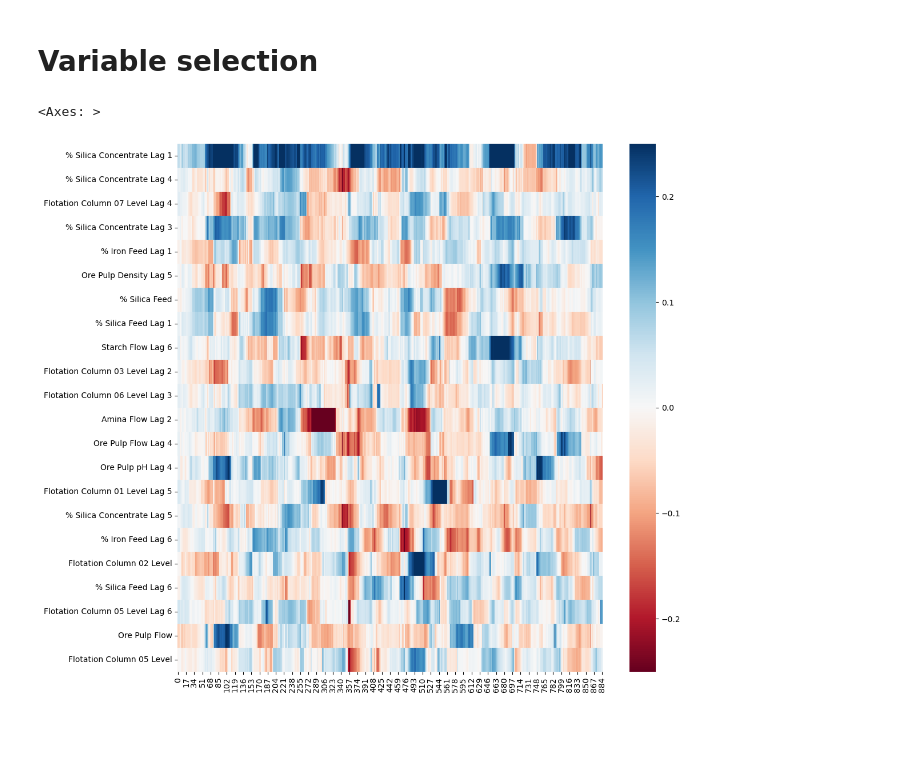
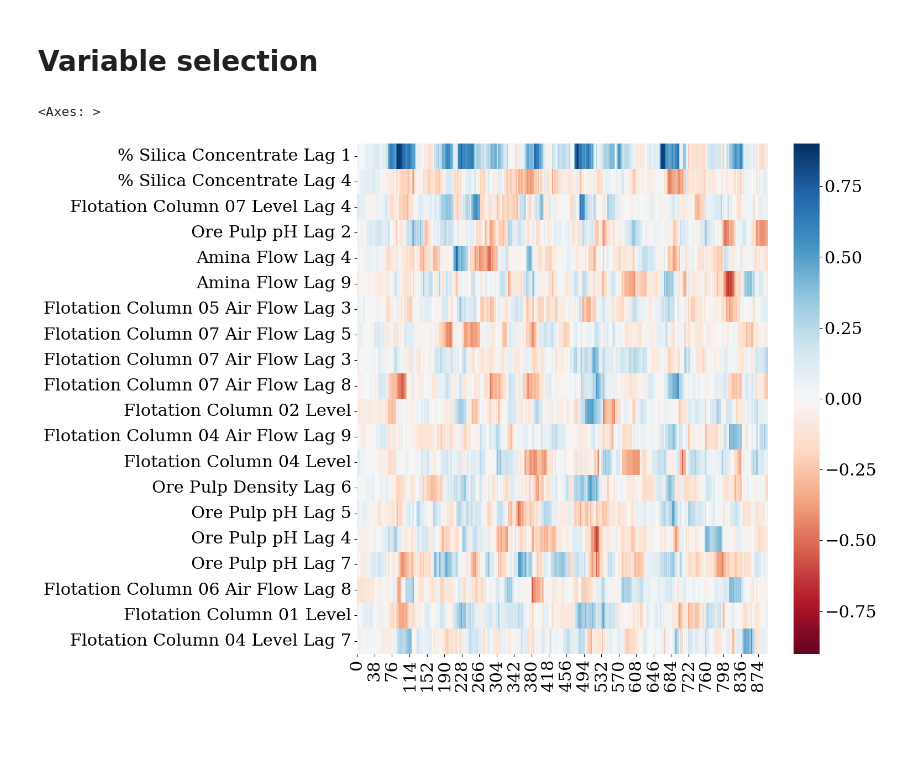
Before and after one commit to PauliAnt/ADAML_PA, a Jupyter notebook: week07_dynamic_model.ipynb, the cells around one changed output. Cells and saved outputs as stored; diff of their text form; code cells hidden in the pictures; blank space fills up the shorter version.

```diff
--- a/week07_dynamic_model.ipynb
+++ b/week07_dynamic_model.ipynb
@@ -21,13 +19,13 @@ from sklearn.pipeline import make_pipeline
 from sklearn.metrics import r2_score
 import numpy as np
 
-lv_nums = 9
+lv_nums = 7
 n_pred_obs = 3
 
-windows = [20,30,40,50,60,70,80]
+windows = [30,40,50,60,70]
 R2_mean = np.zeros((len(windows),lv_nums))
 Q2_mean = np.zeros((len(windows),lv_nums))
-coefs = np.zeros((len(windows),lv_nums, X.shape[1]))
+# coefs = np.zeros((len(windows),lv_nums, X.shape[1]))
 for ii,window_size in enumerate(windows):
 # for ii,window_size in enumerat e([100]):
 
@@ -56,7 +54,9 @@ for ii,window_size in enumerate(windows):
             Y_cal_pred = model.predict(X_seg_cal)
             Y_test_pred = model.predict(X_seg_test)
 
-            outlier_mask =  (Y_test_pred < 0) | (Y_test_pred > 6) | (abs(Y_test_pred - Y_seg_cal[-1])>4)
+            outlier_mask =  (Y_test_pred < 0) | (Y_test_pred > 6) | (abs(Y_test_pred - Y_seg_cal[-1])>2.5)
+
+            # coefs[ii,latent_variables-1,:] = model.named_steps['plsregression'].coef_
 
             # Replace outliers with previous predicted value
             Y_test_pred[outlier_mask] = Y_seg_cal[-1]
@@ -86,26 +82,32 @@ windows
 # %%
 import matplotlib.pyplot as plt
 import seaborn as sns
-windows = [20,30,40,50,60,70,80]
+
+plt.rcParams.update({
+    "font.family": "serif ",
+    "font.size":22
+})
+windows = [30,40,50,60,70]
 heatmap_R2 = plt.figure()
 sns.heatmap(R2_mean, annot=True, xticklabels=range(1,lv_nums+1), yticklabels=windows,cmap='Blues')
 plt.ylabel('Window Size')
 plt.xlabel('Latent Variables')
 plt.title(r'$R^2$')
 
-plt.figure()
+plt.figure(figsize=(12,12))
 colors = ['b', 'g', 'r', 'c', 'm','b', 'g', 'r', 'c', 'm']
 for i in range(R2_mean.shape[0]):
     plt.plot(range(1, lv_nums + 1), R2_mean[i, :], label=f'R2 Window {windows[i]}', color=colors[i])
-    plt.plot(range(1, lv_nums + 1), Q2_mean[i, :], label=f'Q2 Window {windows[i]}', linestyle='--', color=colors[i])
-    print(i)
+    # plt.plot(range(1, lv_nums + 1), Q2_mean[i, :], label=f'Q2 Window {windows[i]}', linestyle='--', color=colors[i])
 plt.xlabel('Latent Variables')
 # plt.ylabel(r'$R^2$')
 plt.title(r'$R^2$ for Different Window Sizes')
 plt.legend()
+plt.grid(True)
 plt.show()
 
-heatmap_Q2 = plt.figure()
+heatmap_Q2 = plt.figure(figsize=(12,12))
+#/np.array(windows).reshape(-1,1)
 sns.heatmap(Q2_mean, annot=True, xticklabels=range(1,lv_nums+1), yticklabels=windows,cmap='Blues')
 plt.ylabel('Window Size')
 plt.xlabel('Latent Variables')
@@ -128,8 +123,8 @@ Text(0.5, 1.0, '$Q^2$')
 # %% [markdown]
 # Variable selection
 # %%
-latent_variables = 2
-window_size = 50
+latent_variables = 5
+window_size = 40
 
 N_seg = X.shape[0]-window_size
 
@@ -139,25 +134,23 @@ model = make_pipeline(StandardScaler(), PLSRegression(n_components=latent_variab
 # Q2 = []
 coefs = np.zeros((N_seg,X.shape[1]))
 for seg in range(N_seg):
-    # X_seg_cal = X[current_time-window_size:current_time,:]
-    # X_seg_test = X[current_time:current_time+lv_nums,:]
-    # Y_seg_cal = Y[current_time-window_size:current_time]
-    # Y_seg_test = Y[current_time:current_time+lv_nums]
+
     X_seg_cal = X[ seg:seg+window_size, : ]
     X_seg_test = X[ seg+window_size:seg+window_size+n_pred_obs, : ]
     Y_seg_cal = Y[ seg:seg+window_size ]
     Y_seg_test = Y[ seg+window_size:seg+window_size+n_pred_obs ]
 
-    # Center Y
-    # Y_seg_cal = Y_seg_cal - Y_seg_cal.mean()
-    # Y_seg_test = Y_seg_test - Y_seg_test.mean()
 
     model.fit(X_seg_cal, Y_seg_cal)
 
     coefs[seg,:] = model.named_steps['plsregression'].coef_
 # %%
 plt.figure(figsize=(12,12))
-sns.heatmap(coefs.T,yticklabels=X_cal.columns,cmap='RdBu',vmax=0.25,vmin=-0.25)
+
+max_val = np.max(abs(coefs))
+sns.heatmap(coefs.T,yticklabels=X_cal.columns,cmap='RdBu',vmax=max_val,vmin=-max_val)
 # %% [output]
 <Axes: >
-[figure, old version]
+[figure, new version]
+# %% [markdown]
+#
```
Also changed, not shown: parts of 3 cells of this notebook, 4 other files.
